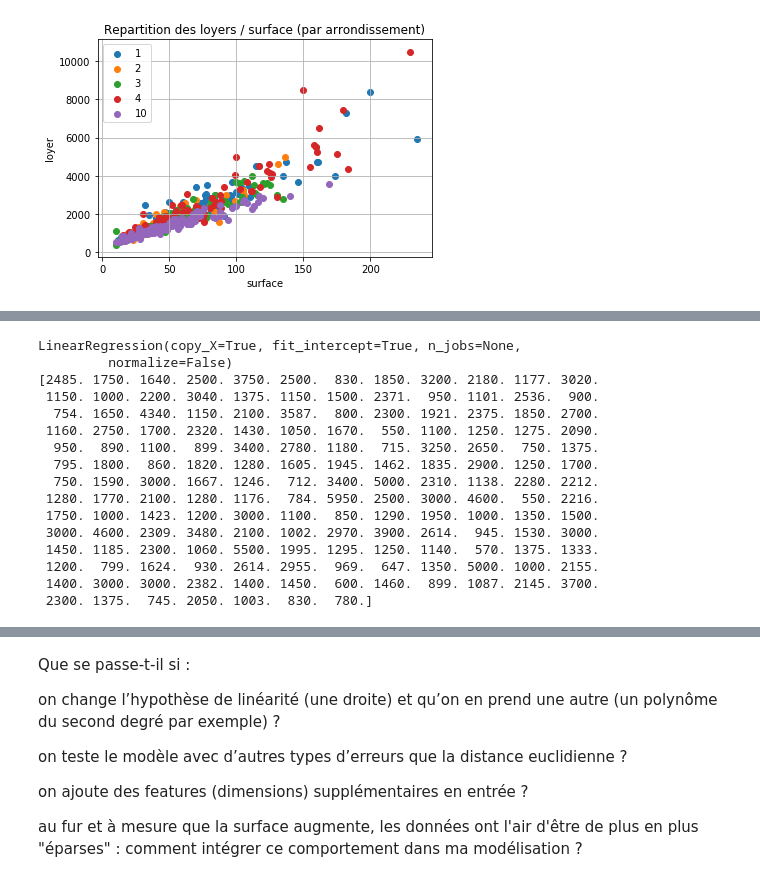
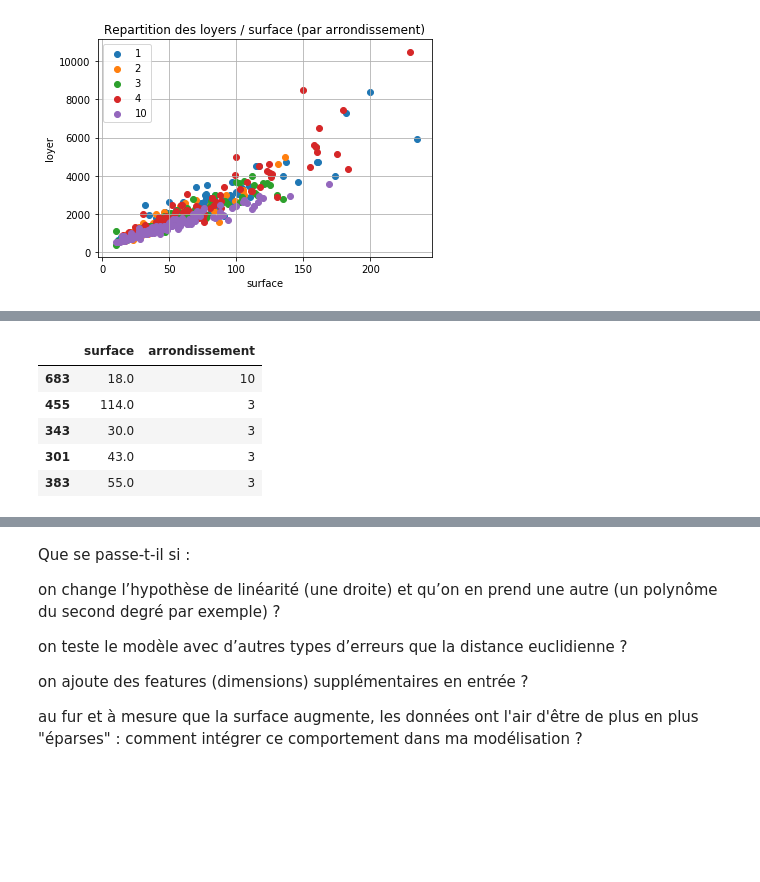
Before and after one commit to ouskah/OCR_MachineLearning, a Jupyter notebook: Exercice1/house.ipynb, the cells around one changed output, grey strips where cells are left out. Cells and saved outputs as stored; diff of their text form; code cells hidden in the pictures; blank space fills up the shorter version.

```diff
--- a/Exercice1/house.ipynb
+++ b/Exercice1/house.ipynb
@@ -166,30 +154,18 @@ X_train.head()
-# %%
-from sklearn import linear_model
-
-# fit a model
-
-lm = linear_model.LinearRegression()
-
-model = lm.fit(X_train, y_train)
-predictions = lm.predict(X_test)
-
-
-print(model)
-print(y_test, predictions)
-# %% [output]
-LinearRegression(copy_X=True, fit_intercept=True, n_jobs=None,
-         normalize=False)
-[2485. 1750. 1640. 2500. 3750. 2500.  830. 1850. 3200. 2180. 1177. 3020.
- 1150. 1000. 2200. 3040. 1375. 1150. 1500. 2371.  950. 1101. 2536.  900.
-  754. 1650. 4340. 1150. 2100. 3587.  800. 2300. 1921. 2375. 1850. 2700.
- 1160. 2750. 1700. 2320. 1430. 1050. 1670.  550. 1100. 1250. 1275. 2090.
-  950.  890. 1100.  899. 3400. 2780. 1180.  715. 3250. 2650.  750. 1375.
-  795. 1800.  860. 1820. 1280. 1605. 1945. 1462. 1835. 2900. 1250. 1700.
-  750. 1590. 3000. 1667. 1246.  712. 3400. 5000. 2310. 1138. 2280. 2212.
- 1280. 1770. 2100. 1280. 1176.  784. 5950. 2500. 3000. 4600.  550. 2216.
- 1750. 1000. 1423. 1200. 3000. 1100.  850. 1290. 1950. 1000. 1350. 1500.
- 3000. 4600. 2309. 3480. 2100. 1002. 2970. 3900. 2614.  945. 1530. 3000.
- 1450. 1185. 2300. 1060. 5500. 1995. 1295. 1250. 1140.  570. 1375. 1333.
- 1200.  799. 1624.  930. 2614. 2955.  969.  647. 1350. 5000. 1000. 2155.
- 1400. 3000. 3000. 2382. 1400. 1450.  600. 1460.  899. 1087. 2145. 3700.
- 2300. 1375.  745. 2050. 1003.  830.  780.]
+# %%
+x = house_data.drop(columns=['price'])
+y = house_data.drop(columns=['surface', 'arrondissement'])
+
+# le parametre random_state permet de controler la repetabilite de l'experience
+X_train, X_test, y_train, y_test = train_test_split(x, y,
+                                                    train_size=0.8,
+                                                    test_size=0.2,
+                                                    random_state=42)
+
+X_train.head()
+# %% [output]
+|  | surface | arrondissement |
+| 683 | 18.0 | 10 |
+| 455 | 114.0 | 3 |
+| 343 | 30.0 | 3 |
+| 301 | 43.0 | 3 |
+| 383 | 55.0 | 3 |
```
Also changed, not shown: parts of 22 cells of this notebook, 1 other file.
